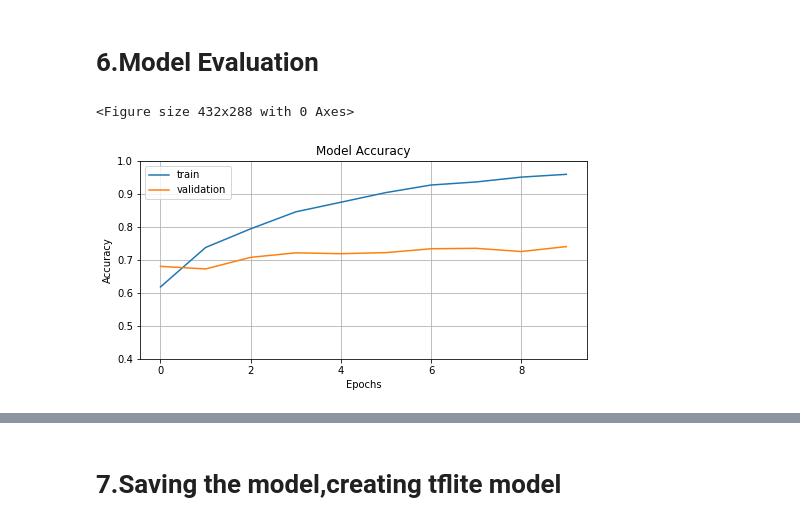
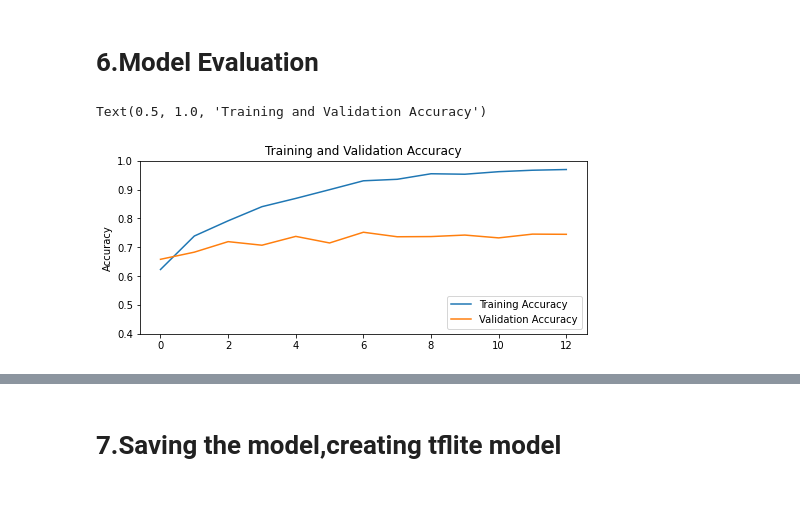
Before and after one commit to adnaan619/Dev-V, a Jupyter notebook: Model/Transfer learning_dermnet.ipynb, the cells around one changed output, grey strips where cells are left out. Drawn from its saved outputs; the diff is of its cells as text; code cells hidden in the pictures; blank space fills up the shorter version.

```diff
--- a/Model/Transfer learning_dermnet.ipynb
+++ b/Model/Transfer learning_dermnet.ipynb
@@ -102,19 +105,17 @@ df.plot(kind='bar', ax=ax)
 # %% [markdown]
 # 4.Loading resnet50 and adding layers
 # %%
-resnet_model= Sequential()#extra layers will be added one after the other
-
-
-pretrained_model= tf.keras.applications.ResNet50(include_top=False,
+model= Sequential()#extra layers will be added one after the other
+resnet_model= tf.keras.applications.ResNet50(include_top=False,
                    input_shape=(180,180,3),#input size of the image
                    pooling='avg',classes=5,
                    weights='imagenet')#using the imagenet weights
-for layer in pretrained_model.layers:
+for layer in resnet_model.layers:
         layer.trainable=False#freezing layers of the resnet model
 # %%
 #adding layers to pretrained model
-resnet_model.add(pretrained_model)
-resnet_model.add(Flatten())
-resnet_model.add(Dense(512, activation='relu'))
-resnet_model.add(Dense(5, activation='softmax'))#output layer
+model.add(resnet_model)
+model.add(Flatten())
+model.add(Dense(512, activation='relu'))
+model.add(Dense(5, activation='softmax'))#output layer
 # %%
@@ -138,10 +139,10 @@ Trainable params: 1,051,653
 Non-trainable params: 23,587,712
 _________________________________________________________________
 # %%
-resnet_model.compile(optimizer=Adam(lr=0.001),loss='sparse_categorical_crossentropy',metrics=['accuracy'])
+model.compile(optimizer=Adam(lr=0.001),loss='sparse_categorical_crossentropy',metrics=['accuracy'])
 # %% [markdown]
 # 5.Training the model
 # %%
-epochs=10
-history = resnet_model.fit(train_ds,validation_data=val_ds,epochs=epochs)
+epochs=13
+history=model.fit(train_dataset,validation_data=val_dataset,epochs=epochs)
 # %% [output]
@@ -169,18 +167,17 @@ Epoch 10/10
 # 6.Model Evaluation
 # %%
 #plotting the learning curves training and validation accuracy/loss
-fig = plt.gcf()
-plt.figure(figsize=(8, 8))
+acc = history.history['accuracy']
+val_acc = history.history['val_accuracy']
+plt.figure(figsize=(8, 7))
 plt.subplot(2, 1, 1)
-plt.plot(history.history['accuracy'])
-plt.plot(history.history['val_accuracy'])
 plt.axis(ymin=0.4,ymax=1)
-plt.grid()
-plt.title('Model Accuracy')
+plt.plot(acc, label='Training Accuracy')
+plt.plot(val_acc, label='Validation Accuracy')
+plt.legend(loc='lower right')
 plt.ylabel('Accuracy')
-plt.xlabel('Epochs')
-plt.legend(['train', 'validation'])
-plt.show()
+plt.ylim([min(plt.ylim()),1])
+plt.title('Training and Validation Accuracy')
 # %% [output]
-<Figure size 432x288 with 0 Axes>
+Text(0.5, 1.0, 'Training and Validation Accuracy')
-[figure, old version]
+[figure, new version]
```
Also changed, not shown: parts of 19 cells of this notebook.
